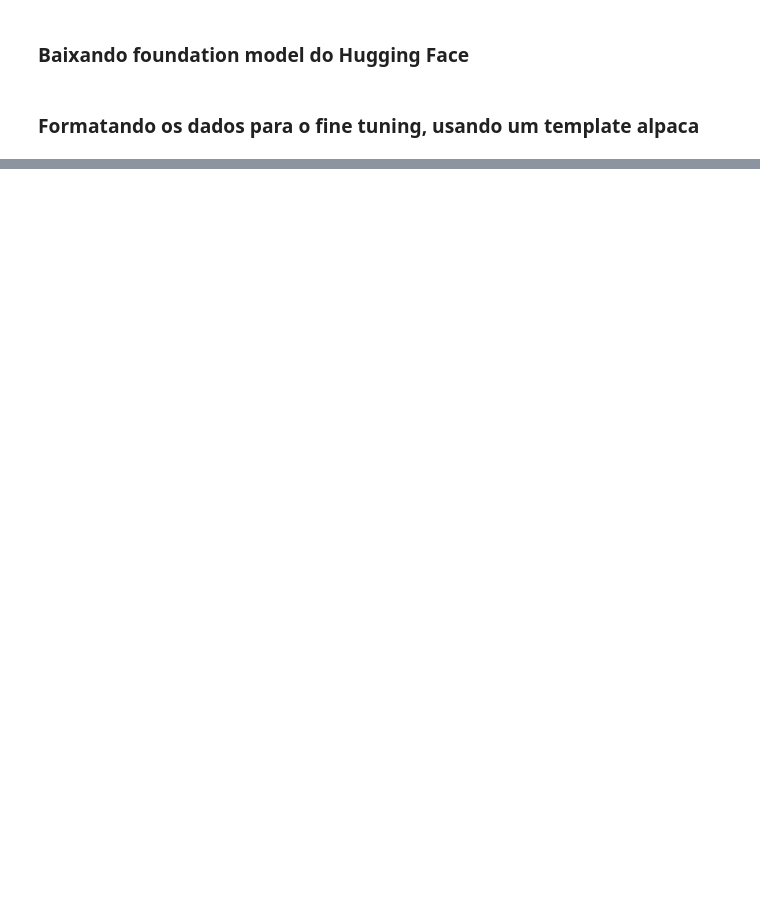
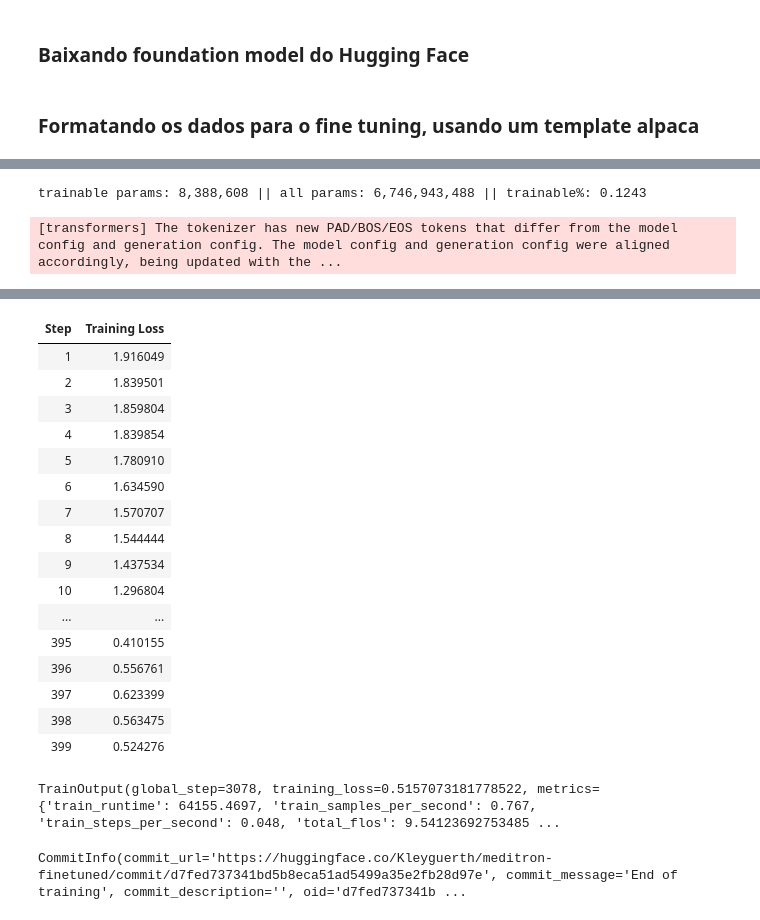
Before and after one commit to Grupo-de-Estudos-GPRSW/tech-challenge-3, a Jupyter notebook: finetuning/medical_chatbot_finetuning.ipynb, the cells around one changed output, grey strips where cells are left out. Cells and saved outputs as stored; diff of their text form; code cells hidden in the pictures; blank space fills up the shorter version.

Commit message:
Reverte o notebook de finetuning
O finetuning já foi rodado e não será rodado de novo, não devemos perder os outputs e nem arriscar mudar o comportamento dessa parte

```diff
--- a/finetuning/medical_chatbot_finetuning.ipynb
+++ b/finetuning/medical_chatbot_finetuning.ipynb
@@ -36,0 +146,46 @@ from training import trainer
+# %%
+model = prepare_model_for_kbit_training(model)
+# %%
+peft_config = LoraConfig(
+    r=8,
+    lora_alpha=32,
+    target_modules=["q_proj", "v_proj", "k_proj", "o_proj"], # Standard for many models
+    lora_dropout=0.05,
+    bias="none",
+    task_type="CAUSAL_LM"
+)
+
+model = get_peft_model(model, peft_config)
+model.print_trainable_parameters()
+# %% [output]
+trainable params: 8,388,608 || all params: 6,746,943,488 || trainable%: 0.1243
+# %%
+training_args = SFTConfig(
+    output_dir="./meditron-finetuned",
+    per_device_train_batch_size=BATCH_SIZE,
+    gradient_accumulation_steps=GRADIENT_ACCUMULATION_STEPS,
+    warmup_steps=5,
+    learning_rate=LEARNING_RATE,
+    num_train_epochs=3,
+    lr_scheduler_type=LR_SCHEDULER_TYPE,
+    logging_steps=1,
+    fp16=False,
+    save_strategy="steps",
+    save_steps=60,
+    report_to="none",
+    optim="adamw_8bit",
+    seed=74,
+    max_length=MAX_SEQ_LENGTH,
+    packing=False,
+)
+
+trainer = SFTTrainer(
+    model=model,
+    processing_class=tokenizer,
+    args=training_args,
+    train_dataset=dataset,
+)
+
+trainer.train()
+# %% [output]
+[transformers] The tokenizer has new PAD/BOS/EOS tokens that differ from the model config and generation config. The model config and generation config were aligned accordingly, being updated with the ...
@@ -36,0 +193,18 @@ from training import trainer
+| Step | Training Loss |
+| 1 | 1.916049 |
+| 2 | 1.839501 |
+| 3 | 1.859804 |
+| 4 | 1.839854 |
+| 5 | 1.780910 |
+| 6 | 1.634590 |
+| 7 | 1.570707 |
+| 8 | 1.544444 |
+| 9 | 1.437534 |
+| 10 | 1.296804 |
+| ... | ... |
+| 395 | 0.410155 |
+| 396 | 0.556761 |
+| 397 | 0.623399 |
+| 398 | 0.563475 |
+| 399 | 0.524276 |
+TrainOutput(global_step=3078, training_loss=0.5157073181778522, metrics={'train_runtime': 64155.4697, 'train_samples_per_second': 0.767, 'train_steps_per_second': 0.048, 'total_flos': 9.54123692753485 ...
@@ -36,0 +213,4 @@ from training import trainer
+# %%
+trainer.push_to_hub()
+# %% [output]
+CommitInfo(commit_url='https://huggingface.co/Kleyguerth/meditron-finetuned/commit/d7fed737341bd5b8eca51ad5499a35e2fb28d97e', commit_message='End of training', commit_description='', oid='d7fed737341b ...
```
Also changed, not shown: parts of 17 cells of this notebook.
